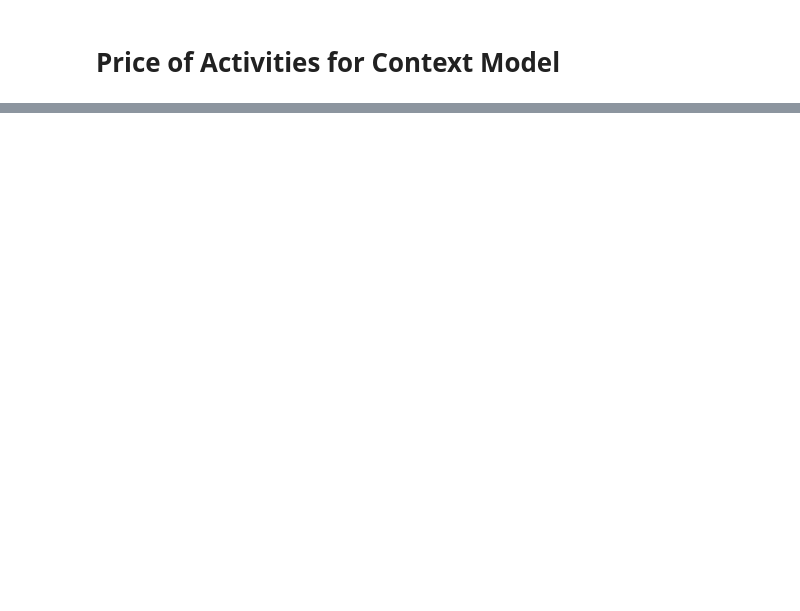
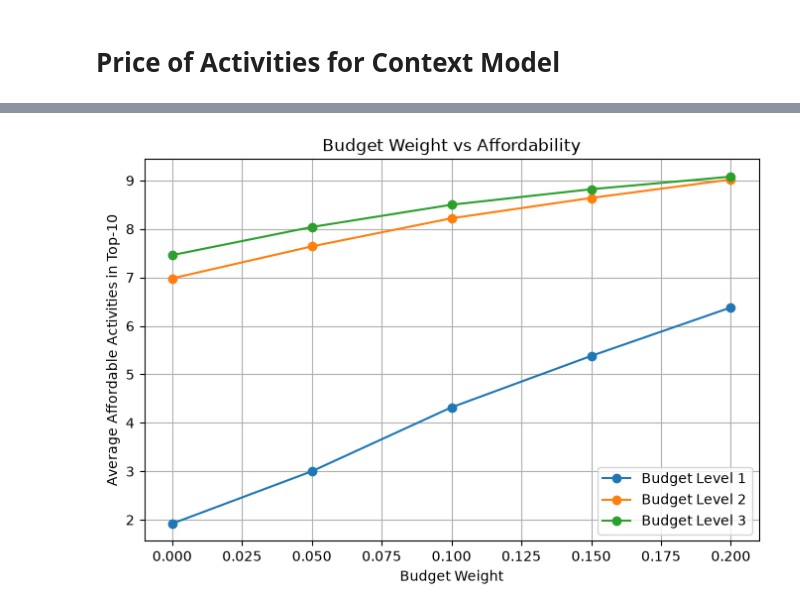
Before and after one commit to oesedebe/Egocentric-Activity-Recommendation-System, a Jupyter notebook: notebooks/06_budget_context.ipynb, the cells around one changed output, grey strips where cells are left out. Saved outputs shown, nothing was run; the diff lists cells and outputs as text; code cells hidden in the pictures; blank space fills up the shorter version.

```diff
--- a/notebooks/06_budget_context.ipynb
+++ b/notebooks/06_budget_context.ipynb
@@ -1016,0 +159,18 @@ Preliminary weught: 0.1 for budget
+# %%
+TEST_BUDGETS = ["$", "$$", "$$$"]
+
+BUDGET_WEIGHTS = [
+    0.0,
+    0.05,
+    0.1,
+    0.15,
+    0.2
+]
+
+K = 10
+
+evaluation_users = bpr_candidates["user_id"].unique()
+
+print("Users:", len(evaluation_users))
+print("Budgets:", TEST_BUDGETS)
+print("Weights:", BUDGET_WEIGHTS)
@@ -1016,0 +379,23 @@ Preliminary weught: 0.1 for budget
+# %%
+plt.figure(figsize=(8, 5))
+
+for budget in TEST_BUDGETS:
+    subset = budget_summary[
+        budget_summary["budget"] == budget
+    ]
+
+    plt.plot(
+        subset["budget_weight"],
+        subset["avg_affordable_count"],
+        marker="o",
+        label=f"Budget Level {PRICE_LEVELS[budget]}"
+    )
+
+plt.xlabel("Budget Weight")
+plt.ylabel("Average Affordable Activities in Top-10")
+plt.title("Budget Weight vs Affordability")
+plt.legend()
+plt.grid(True)
+plt.show()
+# %% [output]
+[figure, added]
```
Also changed, not shown: parts of 45 cells of this notebook, 8 other files.
